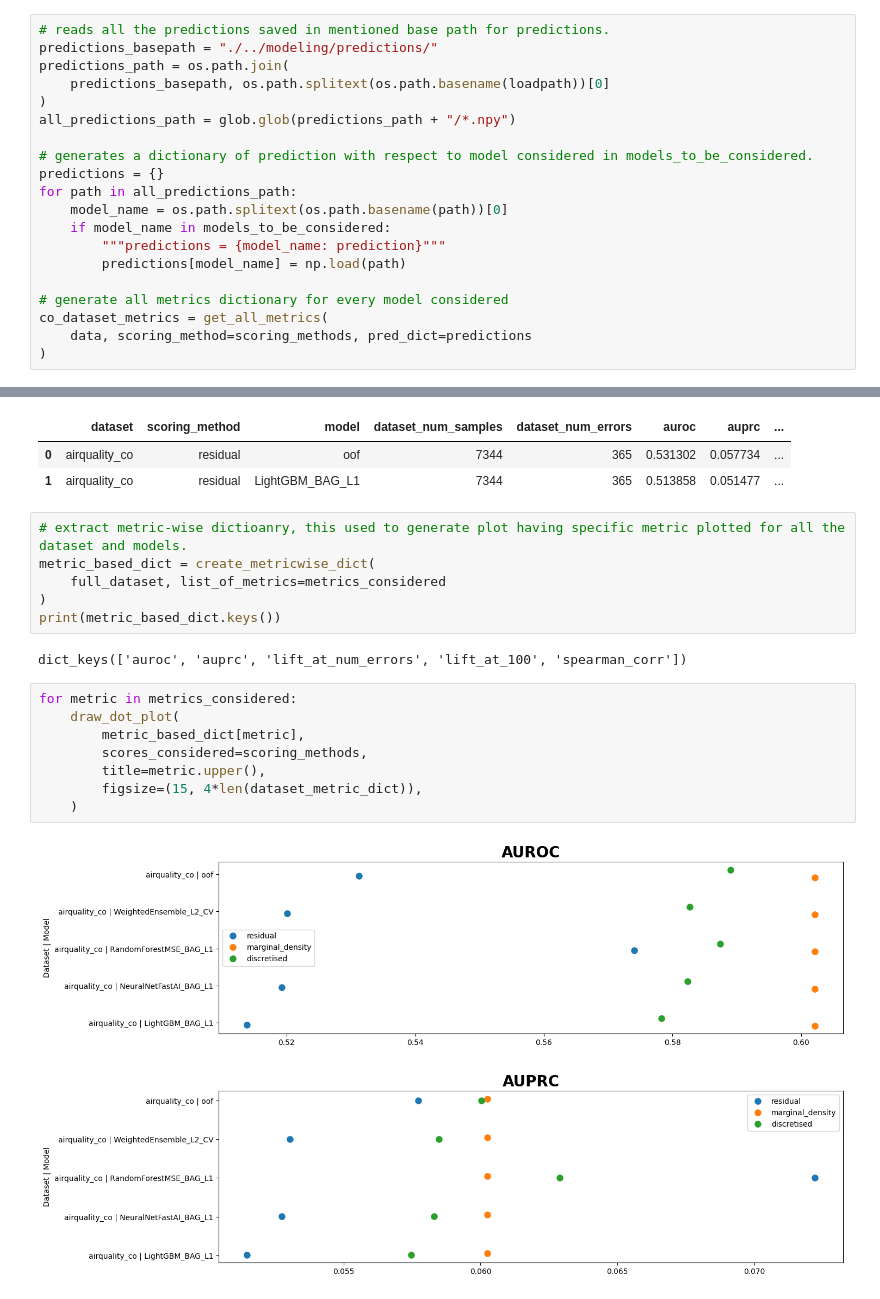
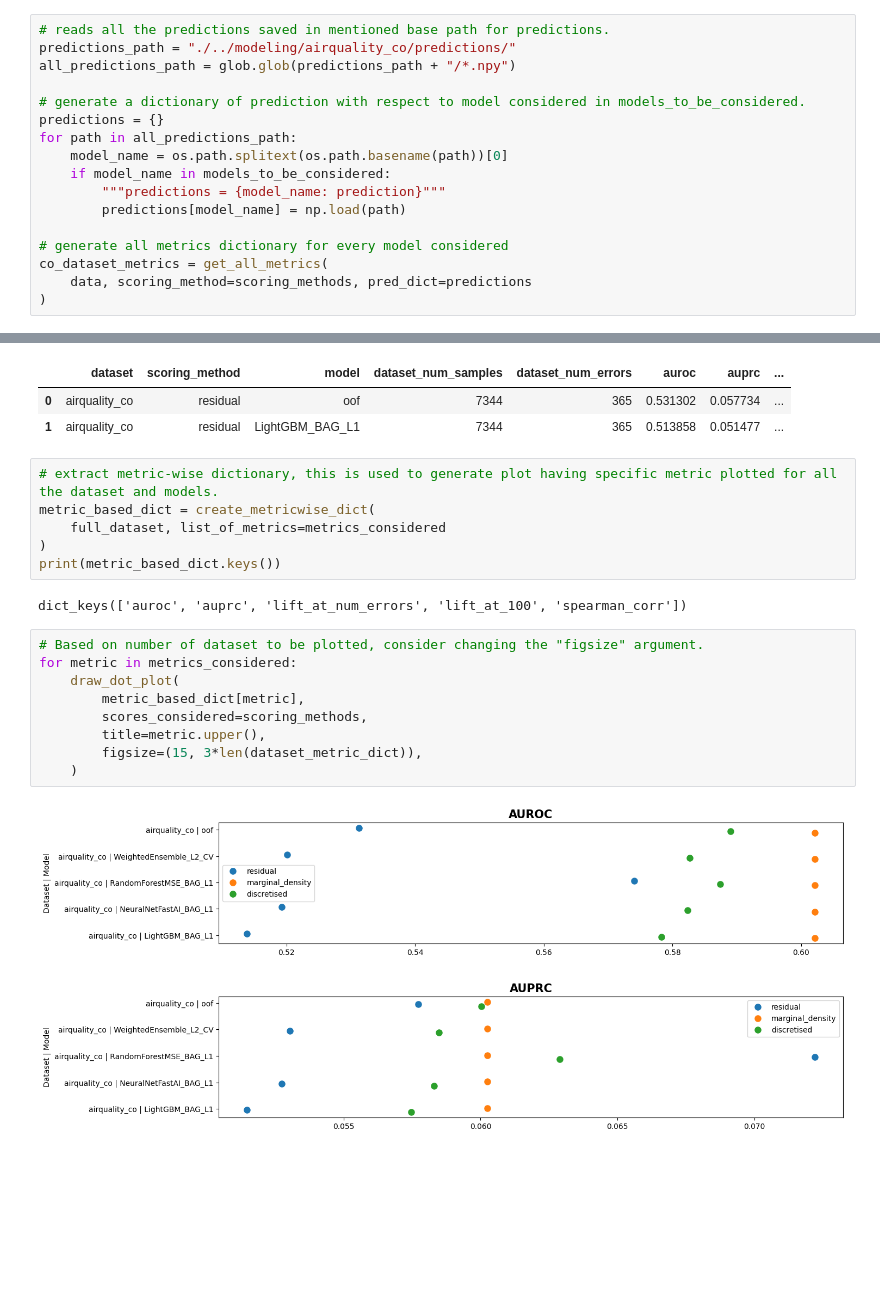
Before and after one commit to cleanlab/regression-label-error-benchmark, a Jupyter notebook: evaluation/evaluation.ipynb, the cells around one changed output, grey strips where cells are left out. Drawn from its saved outputs; the diff is of its cells as text; blank space fills up the shorter version.

```diff
--- a/evaluation/evaluation.ipynb
+++ b/evaluation/evaluation.ipynb
@@ -210,13 +209,10 @@ def get_all_metrics(data: pd.DataFrame, scoring_method: list, pred_dict: dict) -
     return metrics_data
 # %%
 # reads all the predictions saved in mentioned base path for predictions.
-predictions_basepath = "./../modeling/predictions/"
-predictions_path = os.path.join(
-    predictions_basepath, os.path.splitext(os.path.basename(loadpath))[0]
-)
+predictions_path = "./../modeling/airquality_co/predictions/"
 all_predictions_path = glob.glob(predictions_path + "/*.npy")
 
-# generates a dictionary of prediction with respect to model considered in models_to_be_considered.
+# generate a dictionary of prediction with respect to model considered in models_to_be_considered.
 predictions = {}
 for path in all_predictions_path:
     model_name = os.path.splitext(os.path.basename(path))[0]
@@ -239,7 +235,7 @@ full_dataset.head(2)
 | 0 | airquality_co | residual | oof | 7344 | 365 | 0.531302 | 0.057734 | ... |
 | 1 | airquality_co | residual | LightGBM_BAG_L1 | 7344 | 365 | 0.513858 | 0.051477 | ... |
 # %%
-# extract metric-wise dictioanry, this used to generate plot having specific metric plotted for all the dataset and models.
+# extract metric-wise dictionary, this is used to generate plot having specific metric plotted for all the dataset and models.
 metric_based_dict = create_metricwise_dict(
     full_dataset, list_of_metrics=metrics_considered
 )
@@ -247,13 +243,14 @@ print(metric_based_dict.keys())
 # %% [output]
 dict_keys(['auroc', 'auprc', 'lift_at_num_errors', 'lift_at_100', 'spearman_corr'])
 # %%
+# Based on number of dataset to be plotted, consider changing the "figsize" argument.
 for metric in metrics_considered:
     draw_dot_plot(
         metric_based_dict[metric],
         scores_considered=scoring_methods,
         title=metric.upper(),
-        figsize=(15, 4*len(dataset_metric_dict)),
+        figsize=(15, 3*len(dataset_metric_dict)),
     )
 # %% [output]
-[figure, old version]
+[figure, new version]
-[figure, old version]
+[figure, new version]
```
Also changed, not shown: parts of 3 cells of this notebook, 12 other files.
